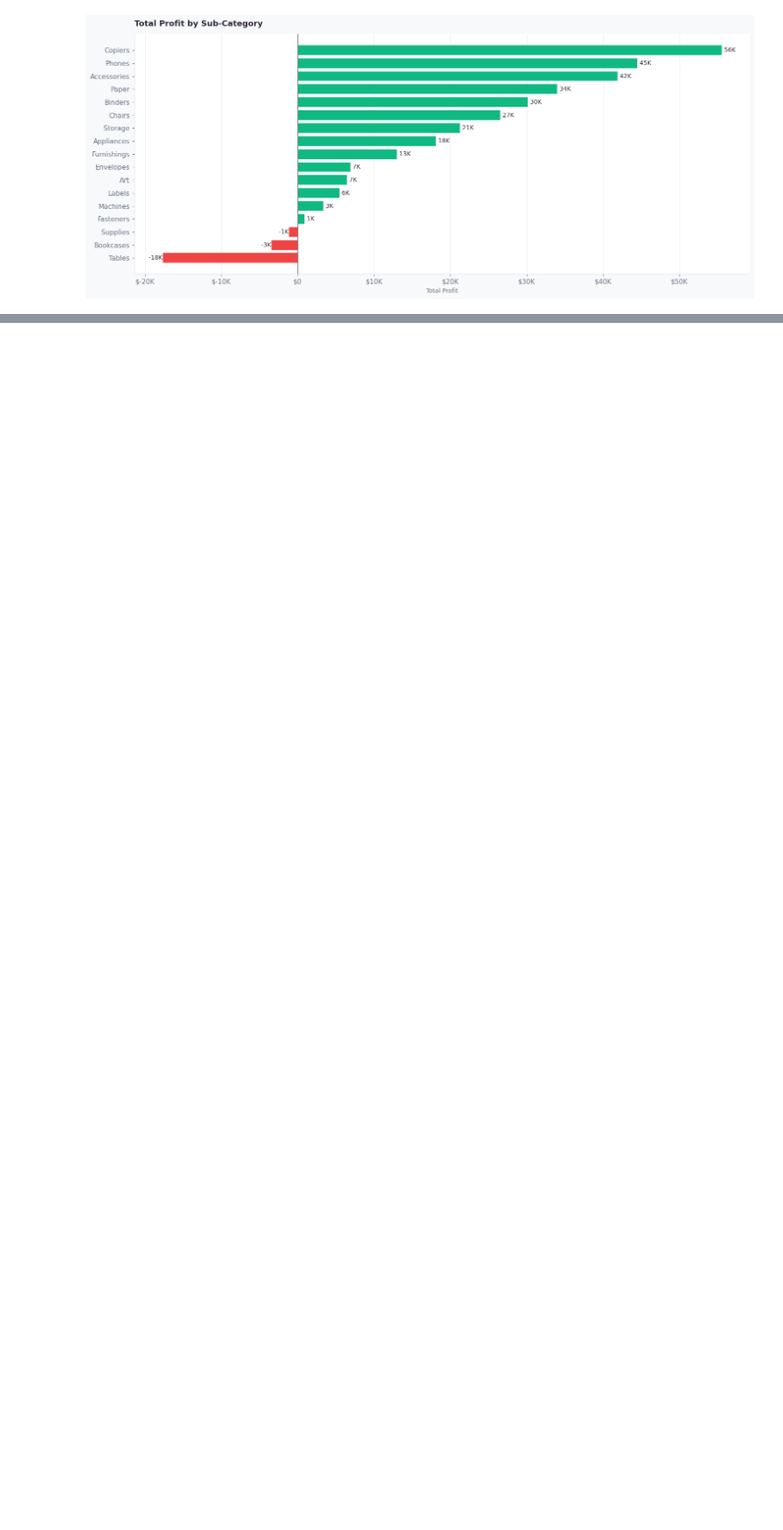
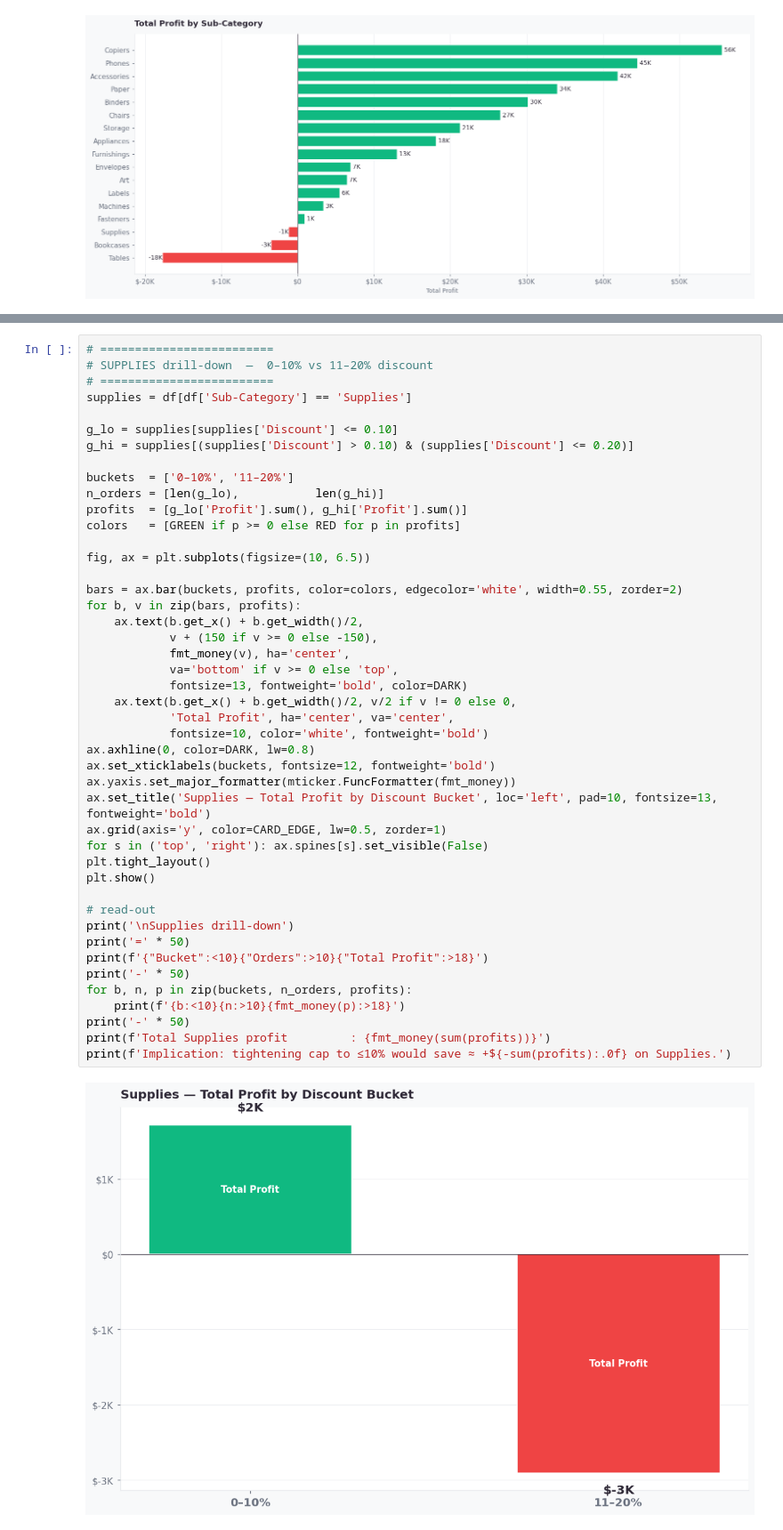
Before and after one commit to STAMPNonthakorn/superstore-analytics-dashboard, a Jupyter notebook: notebooks/superstore_dashboard.ipynb, the cells around one changed output, grey strips where cells are left out. Shown at 89% size. Drawn from its saved outputs; the diff is of its cells as text; blank space fills up the shorter version.

```diff
--- a/notebooks/superstore_dashboard.ipynb
+++ b/notebooks/superstore_dashboard.ipynb
@@ -533,0 +694,47 @@ A read-out of the two-page dashboard. Each recommendation is limited to one the
+# %%
+# =========================
+# SUPPLIES drill-down  —  0–10% vs 11–20% discount
+# =========================
+supplies = df[df['Sub-Category'] == 'Supplies']
+
+g_lo = supplies[supplies['Discount'] <= 0.10]
+g_hi = supplies[(supplies['Discount'] > 0.10) & (supplies['Discount'] <= 0.20)]
+
+buckets  = ['0–10%', '11–20%']
+n_orders = [len(g_lo),           len(g_hi)]
+profits  = [g_lo['Profit'].sum(), g_hi['Profit'].sum()]
+colors   = [GREEN if p >= 0 else RED for p in profits]
+
+fig, ax = plt.subplots(figsize=(10, 6.5))
+
+bars = ax.bar(buckets, profits, color=colors, edgecolor='white', width=0.55, zorder=2)
+for b, v in zip(bars, profits):
+    ax.text(b.get_x() + b.get_width()/2,
+            v + (150 if v >= 0 else -150),
+            fmt_money(v), ha='center',
+            va='bottom' if v >= 0 else 'top',
+            fontsize=13, fontweight='bold', color=DARK)
+    ax.text(b.get_x() + b.get_width()/2, v/2 if v != 0 else 0,
+            'Total Profit', ha='center', va='center',
+            fontsize=10, color='white', fontweight='bold')
+ax.axhline(0, color=DARK, lw=0.8)
+ax.set_xticklabels(buckets, fontsize=12, fontweight='bold')
+ax.yaxis.set_major_formatter(mticker.FuncFormatter(fmt_money))
+ax.set_title('Supplies — Total Profit by Discount Bucket', loc='left', pad=10, fontsize=13, fontweight='bold')
+ax.grid(axis='y', color=CARD_EDGE, lw=0.5, zorder=1)
+for s in ('top', 'right'): ax.spines[s].set_visible(False)
+plt.tight_layout()
+plt.show()
+
+# read-out
+print('\nSupplies drill-down')
+print('=' * 50)
+print(f'{"Bucket":<10}{"Orders":>10}{"Total Profit":>18}')
+print('-' * 50)
+for b, n, p in zip(buckets, n_orders, profits):
+    print(f'{b:<10}{n:>10}{fmt_money(p):>18}')
+print('-' * 50)
+print(f'Total Supplies profit         : {fmt_money(sum(profits))}')
+print(f'Implication: tightening cap to ≤10% would save ≈ +${-sum(profits):.0f} on Supplies.')
+# %% [output]
+[figure, added]
```
Also changed, not shown: parts of 13 cells of this notebook, 1 other file.
